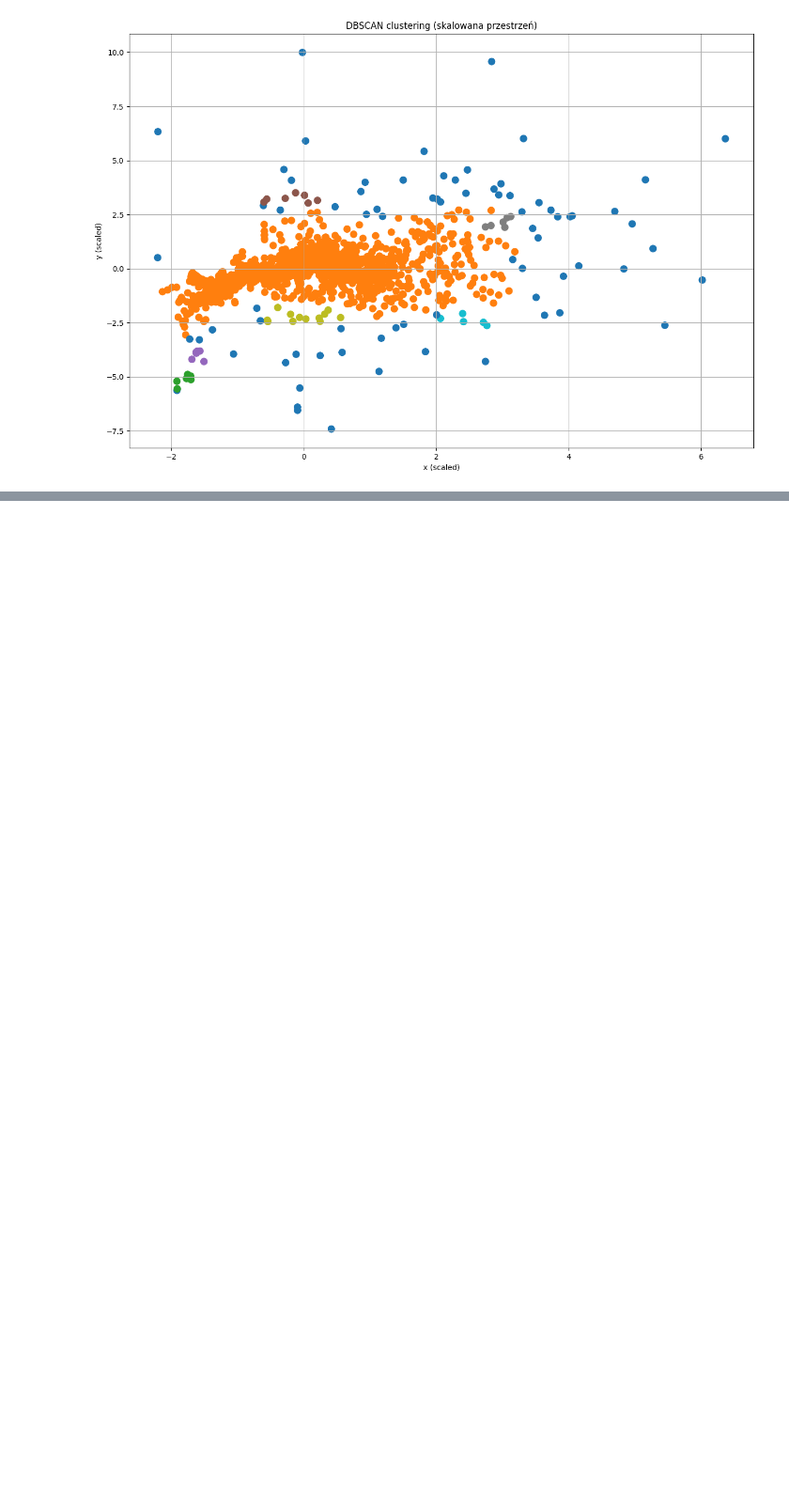
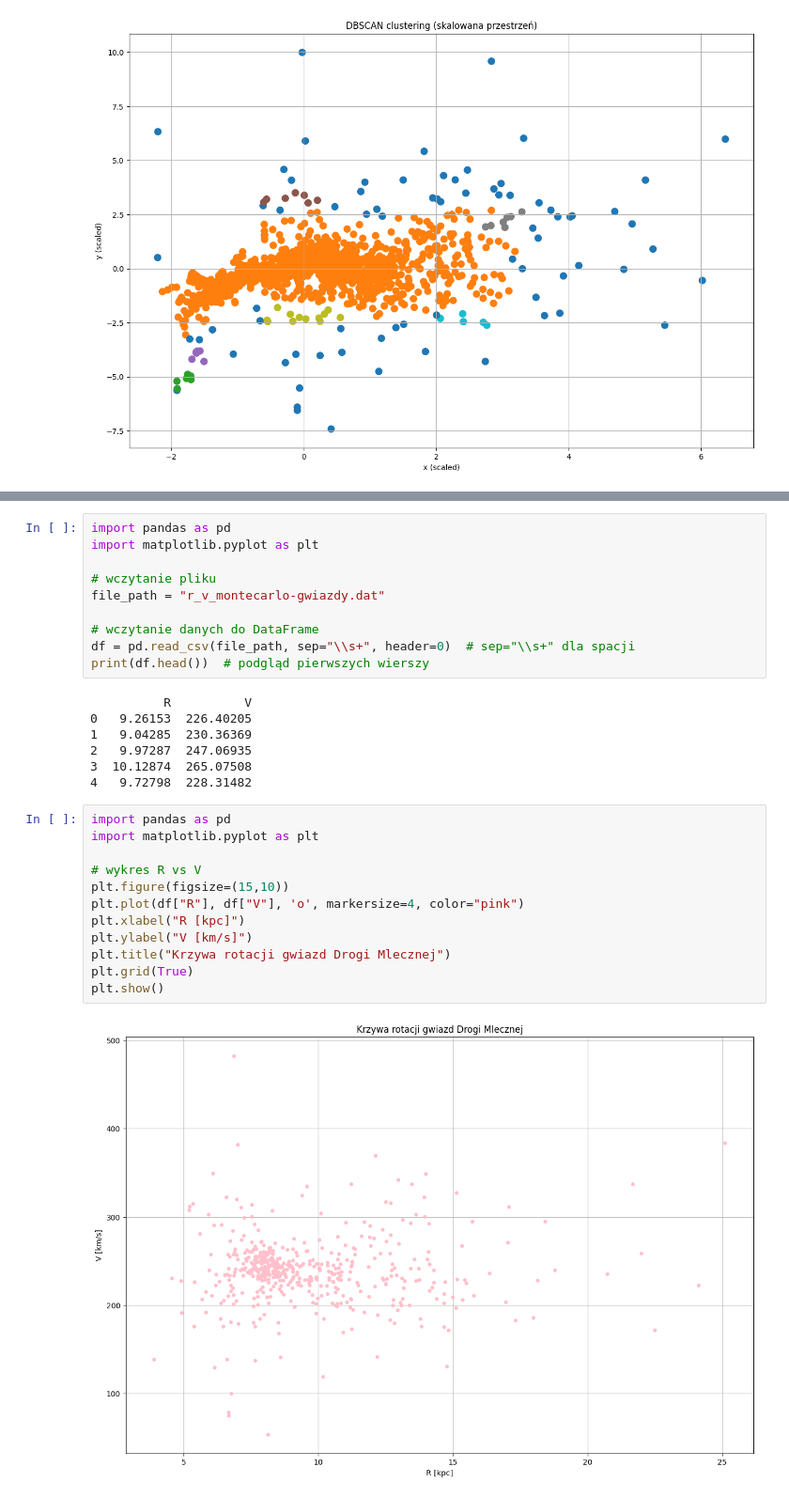
Before and after one commit to redrosesarecool/staz, a Jupyter notebook: krzywa_rotacji.ipynb, the cells around one changed output, grey strips where cells are left out. Shown at 94% size. Saved outputs shown, nothing was run; the diff lists cells and outputs as text; blank space fills up the shorter version.

```diff
--- a/krzywa_rotacji.ipynb
+++ b/krzywa_rotacji.ipynb
@@ -181,0 +165,31 @@ plt.show()
+# %%
+import pandas as pd
+import matplotlib.pyplot as plt
+
+# wczytanie pliku
+file_path = "r_v_montecarlo-gwiazdy.dat"
+
+# wczytanie danych do DataFrame
+df = pd.read_csv(file_path, sep="\\s+", header=0)  # sep="\\s+" dla spacji
+print(df.head())  # podgląd pierwszych wierszy
+# %% [output]
+          R          V
+0   9.26153  226.40205
+1   9.04285  230.36369
+2   9.97287  247.06935
+3  10.12874  265.07508
+4   9.72798  228.31482
+# %%
+import pandas as pd
+import matplotlib.pyplot as plt
+
+# wykres R vs V
+plt.figure(figsize=(15,10))
+plt.plot(df["R"], df["V"], 'o', markersize=4, color="pink")
+plt.xlabel("R [kpc]")
+plt.ylabel("V [km/s]")
+plt.title("Krzywa rotacji gwiazd Drogi Mlecznej")
+plt.grid(True)
+plt.show()
+# %% [output]
+[figure, added]
```
Also changed, not shown: parts of 10 cells of this notebook.
